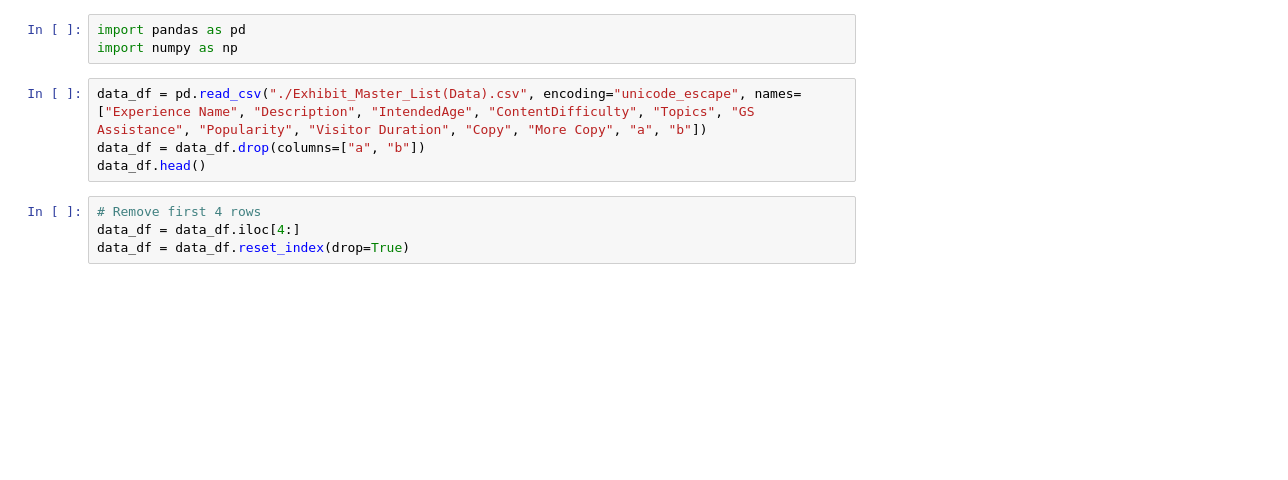
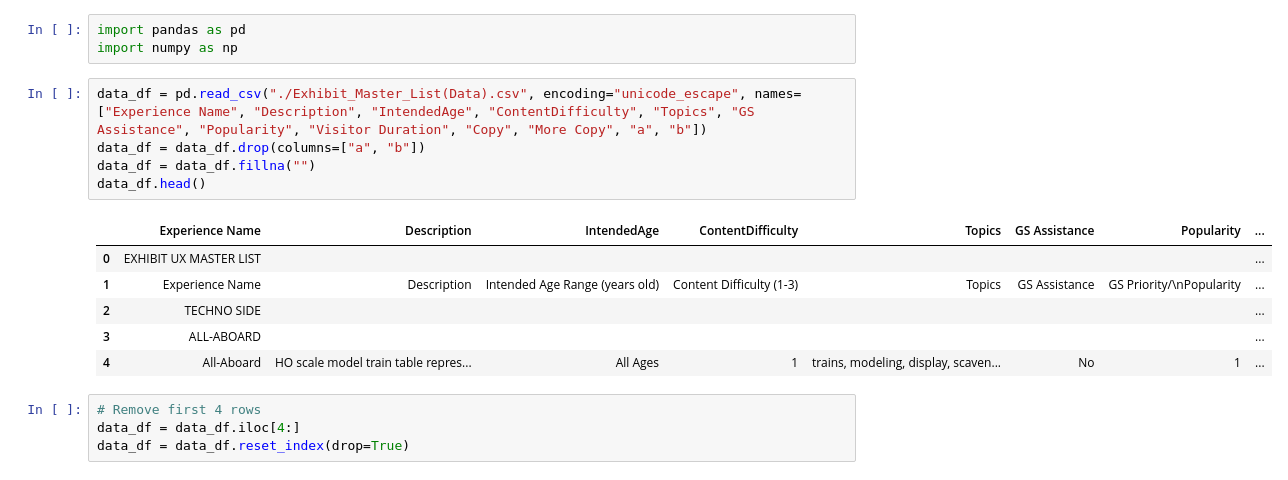
Before and after one commit to CodeMonkey2654/hacksgiving-2024, a Jupyter notebook: local-scripts/data_gen/database_data.ipynb, the cells around one changed output. Drawn from its saved outputs; the diff is of its cells as text; blank space fills up the shorter version.

```diff
--- a/local-scripts/data_gen/database_data.ipynb
+++ b/local-scripts/data_gen/database_data.ipynb
@@ -6,7 +15,15 @@ import numpy as np
 # %%
 data_df = pd.read_csv("./Exhibit_Master_List(Data).csv", encoding="unicode_escape", names=["Experience Name", "Description", "IntendedAge", "ContentDifficulty", "Topics", "GS Assistance", "Popularity", "Visitor Duration", "Copy", "More Copy", "a", "b"])
 data_df = data_df.drop(columns=["a", "b"])
+data_df = data_df.fillna("")
 data_df.head()
+# %% [output]
+|  | Experience Name | Description | IntendedAge | ContentDifficulty | Topics | GS Assistance | Popularity | ... |
+| 0 | EXHIBIT UX MASTER LIST |  |  |  |  |  |  | ... |
+| 1 | Experience Name | Description | Intended Age Range (years old) | Content Difficulty (1-3) | Topics | GS Assistance | GS Priority/\nPopularity | ... |
+| 2 | TECHNO SIDE |  |  |  |  |  |  | ... |
+| 3 | ALL-ABOARD |  |  |  |  |  |  | ... |
+| 4 | All-Aboard | HO scale model train table repres... | All Ages | 1 | trains, modeling, display, scaven... | No | 1 | ... |
 # %%
 # Remove first 4 rows
 data_df = data_df.iloc[4:]
```
Also changed, not shown: parts of 12 cells of this notebook, 4 other files.
